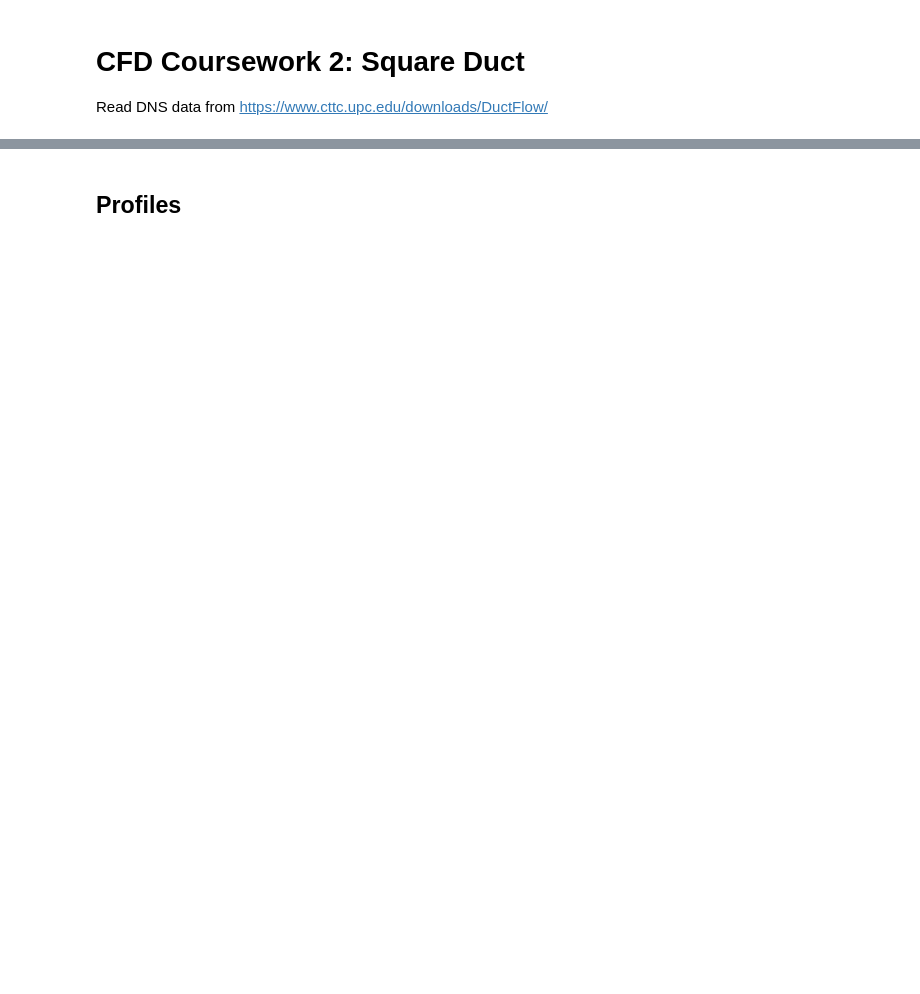
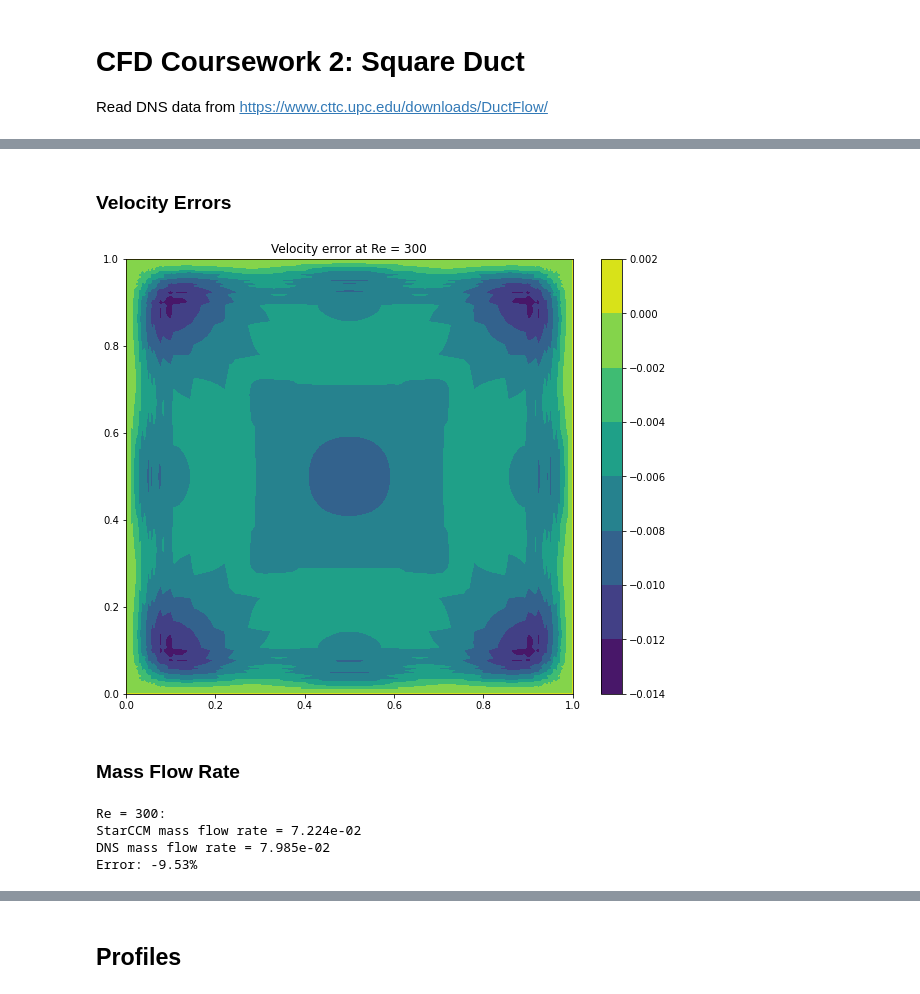
Before and after one commit to delphiiii/CFD-CW2, a Jupyter notebook: read_DNS_data.ipynb, the cells around one changed output, grey strips where cells are left out. Cells and saved outputs as stored; diff of their text form; code cells hidden in the pictures; blank space fills up the shorter version.

```diff
--- a/read_DNS_data.ipynb
+++ b/read_DNS_data.ipynb
@@ -110,0 +74,45 @@ plt.colorbar()
+# %% [markdown]
+### Velocity Errors
+# %%
+for Re in Re_numbers:
+    u_tau = Re * 1.48e-5
+    dns_result = dns_data[Re]
+    starccm_result = starccm_data[Re]
+    # mse = np.mean(np.square(starccm_result['Velocity[i] (m/s)'] - dns_result['<u>'] * u_tau))
+    # print(f'Mean Squared Error for Re={Re}: {mse}')
+
+    # Error plot
+    error = (starccm_result['Velocity[i] (m/s)'] - dns_result['<u>'] * u_tau)
+    plt.title(f'Velocity error at Re = {Re}')
+    plt.tricontourf(dns_result['y'], dns_result['z'], error)
+    plt.colorbar()
+# %% [output]
+[figure, added]
+# %% [markdown]
+### Mass Flow Rate
+# %%
+for Re in Re_numbers:
+    u_tau = Re * 1.48e-5
+    dns_result = dns_data[Re]
+    starccm_result = starccm_data[Re]
+
+    starccm_u = starccm_result['Velocity[i] (m/s)'].to_numpy()
+    dns_u = dns_result['<u>'].to_numpy() * u_tau
+    x = dns_result['y'].unique()
+    y = dns_result['z'].unique()
+
+    air_density = 1.225
+    starccm_interp = RectBivariateSpline(x,y,starccm_u.reshape((x.size,y.size)))
+    starccm_mfr = starccm_interp.integral(0,1,0,1) * air_density
+    dns_interp = RectBivariateSpline(x,y,dns_u.reshape((x.size,y.size)))
+    dns_mfr = dns_interp.integral(0,1,0,1) * air_density
+
+    print(f"Re = {Re}:")
+    print(f"StarCCM mass flow rate = {starccm_mfr:.3e}")
+    print(f"DNS mass flow rate = {dns_mfr:.3e}")
+    print(f"Error: {(starccm_mfr - dns_mfr)/dns_mfr * 100:.2f}%")
+# %% [output]
+Re = 300:
+StarCCM mass flow rate = 7.224e-02
+DNS mass flow rate = 7.985e-02
+Error: -9.53%
```
Also changed, not shown: parts of 43 cells of this notebook, 1 other file.
